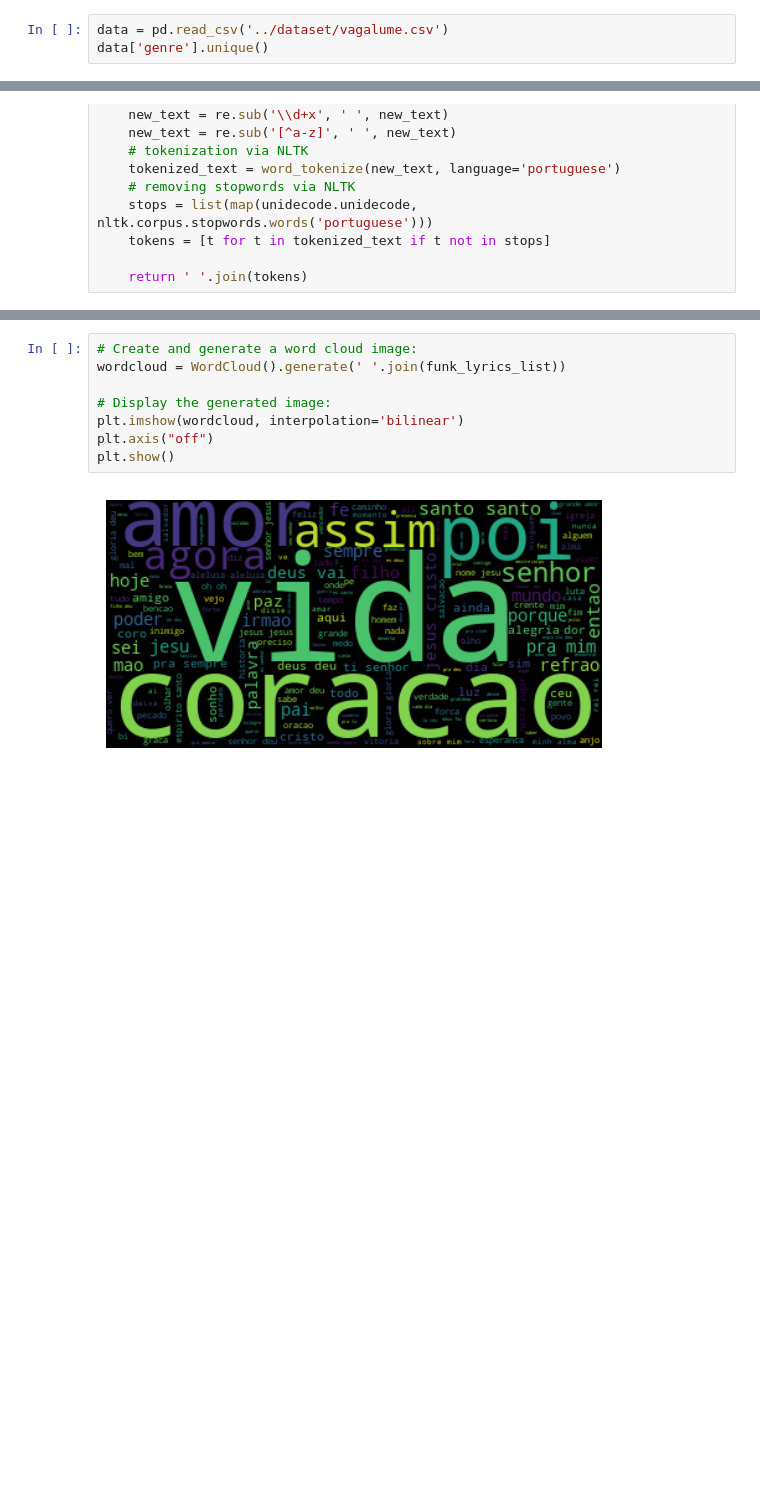
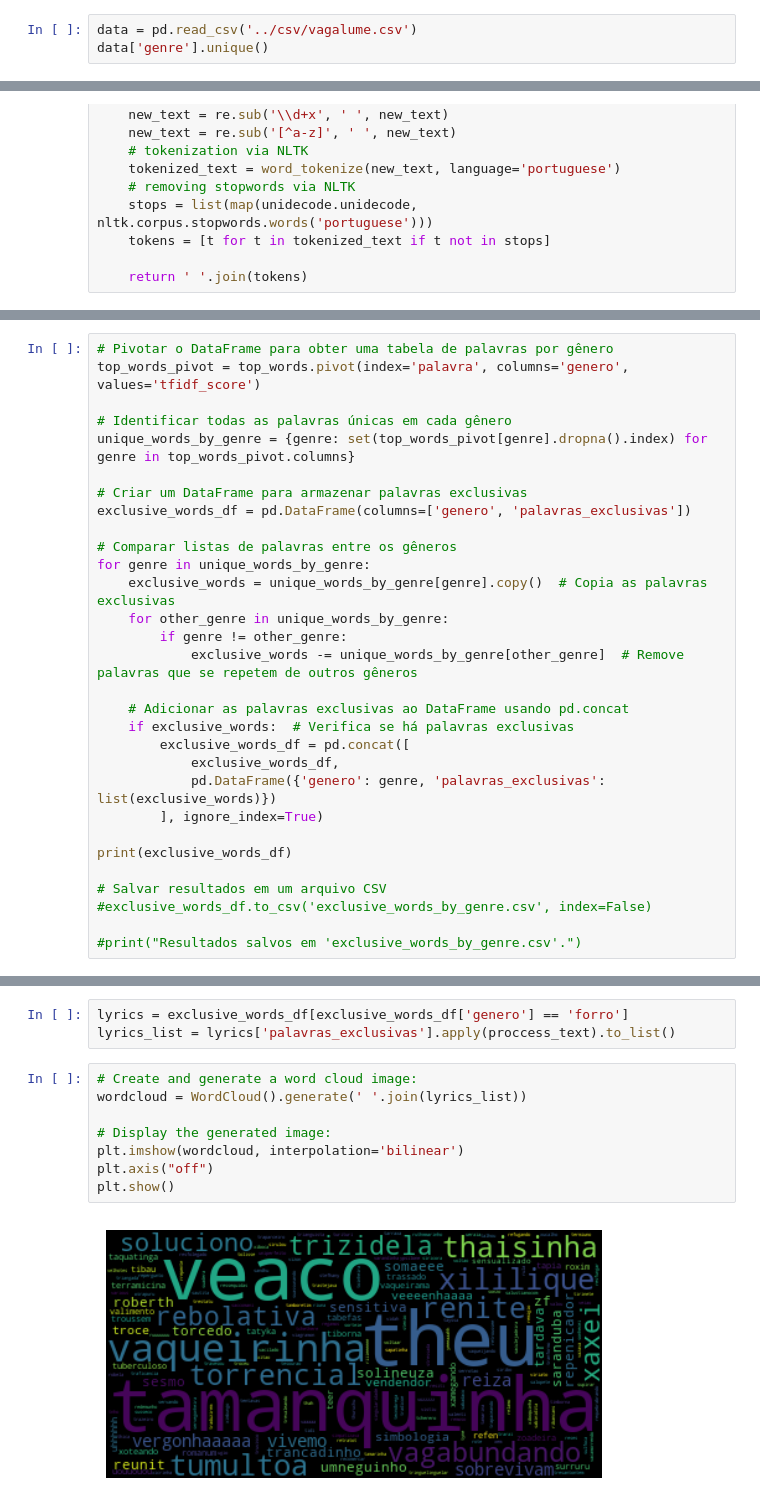
Before and after one commit to DaviRibeiro06/vagalume-lyrics-classification, a Jupyter notebook: notebooks/Exploracao.ipynb, the cells around one changed output, grey strips where cells are left out. Cells and saved outputs as stored; diff of their text form; blank space fills up the shorter version.

Commit message:
wordcloud com palavras exclusivas - 1.1

```diff
--- a/notebooks/Exploracao.ipynb
+++ b/notebooks/Exploracao.ipynb
@@ -10,7 +10,7 @@ from wordcloud import WordCloud
 import matplotlib.pyplot as plt
 %matplotlib inline
 # %%
-data = pd.read_csv('../dataset/vagalume.csv')
+data = pd.read_csv('../csv/vagalume.csv')
 data['genre'].unique()
 # %% [output]
 array(['axe', 'gospel', 'rock', 'pop', 'sertanejo', 'samba', 'mpb',
@@ -44,0 +96,30 @@ funk_lyrics_list = funk_lyrics['music_lyric'].apply(proccess_text).to_list()
+# %%
+# Pivotar o DataFrame para obter uma tabela de palavras por gênero
+top_words_pivot = top_words.pivot(index='palavra', columns='genero', values='tfidf_score')
+
+# Identificar todas as palavras únicas em cada gênero
+unique_words_by_genre = {genre: set(top_words_pivot[genre].dropna().index) for genre in top_words_pivot.columns}
+
+# Criar um DataFrame para armazenar palavras exclusivas
+exclusive_words_df = pd.DataFrame(columns=['genero', 'palavras_exclusivas'])
+
+# Comparar listas de palavras entre os gêneros
+for genre in unique_words_by_genre:
+    exclusive_words = unique_words_by_genre[genre].copy()  # Copia as palavras exclusivas
+    for other_genre in unique_words_by_genre:
+        if genre != other_genre:
+            exclusive_words -= unique_words_by_genre[other_genre]  # Remove palavras que se repetem de outros gêneros
+
+    # Adicionar as palavras exclusivas ao DataFrame usando pd.concat
+    if exclusive_words:  # Verifica se há palavras exclusivas
+        exclusive_words_df = pd.concat([
+            exclusive_words_df,
+            pd.DataFrame({'genero': genre, 'palavras_exclusivas': list(exclusive_words)})
+        ], ignore_index=True)
+
+print(exclusive_words_df)
+
+# Salvar resultados em um arquivo CSV
+#exclusive_words_df.to_csv('exclusive_words_by_genre.csv', index=False)
+
+#print("Resultados salvos em 'exclusive_words_by_genre.csv'.")
@@ -45,10 +141,13 @@ funk_lyrics_list = funk_lyrics['music_lyric'].apply(proccess_text).to_list()
+# %%
+lyrics = exclusive_words_df[exclusive_words_df['genero'] == 'forro']
+lyrics_list = lyrics['palavras_exclusivas'].apply(proccess_text).to_list()
 # %%
 # Create and generate a word cloud image:
-wordcloud = WordCloud().generate(' '.join(funk_lyrics_list))
+wordcloud = WordCloud().generate(' '.join(lyrics_list))
 
 # Display the generated image:
 plt.imshow(wordcloud, interpolation='bilinear')
 plt.axis("off")
 plt.show()
 # %% [output]
-[figure, old version]
+[figure, new version]
```
Also changed, not shown: parts of 6 cells of this notebook.
